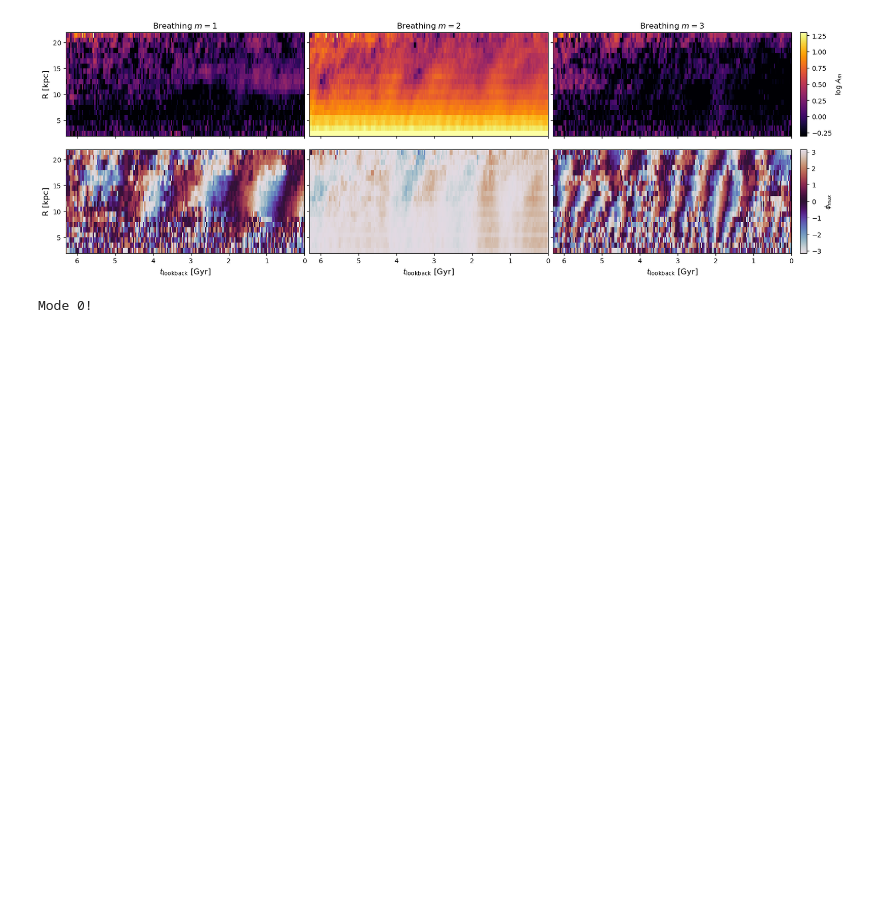
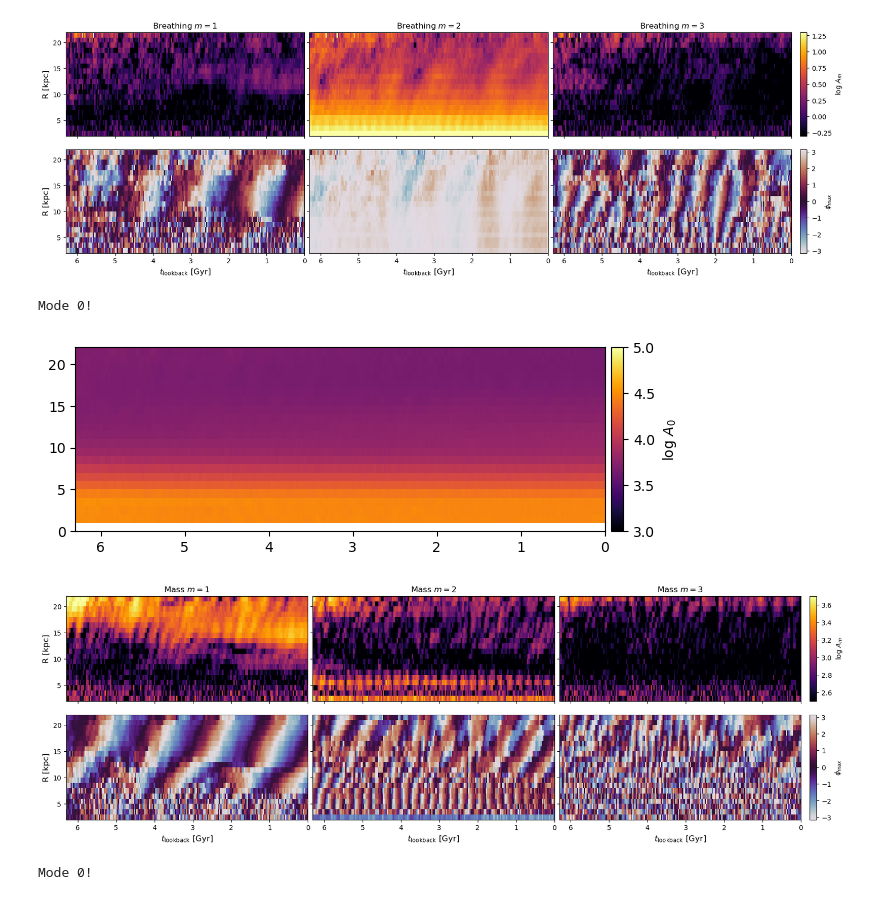
Before and after one commit to Bego-GarciaConde/GalaDyn, a Jupyter notebook: GalaDyn_Notebooks/Fourierograms_complete.ipynb, the cells around one changed output. Saved outputs shown, nothing was run; the diff lists cells and outputs as text; code cells hidden in the pictures; blank space fills up the shorter version.

```diff
--- a/GalaDyn_Notebooks/Fourierograms_complete.ipynb
+++ b/GalaDyn_Notebooks/Fourierograms_complete.ipynb
@@ -161,6 +177,14 @@ plot_fourierogram(A, etiqueta="Breathing",vmin = -0.3,vmax= 1.3, nbins=22, data_
 Mode 0!
 [figure]
 [figure]
+# %%
+mass = pd.read_csv(path_results + f"disc/fourier_22_Mass_disc_a2.csv", sep = ",")
+plot_fourierogram_mode0(mass, etiqueta="Mass",vmin = 3, vmax = 5, nbins=22, data_mode = "disk")
+plot_fourierogram(mass, etiqueta="Mass",vmin = 2.5, vmax = 3.7, nbins=22, data_mode = "disk")
+# %% [output]
+Mode 0!
+[figure, added]
+[figure, added]
 # %%
 az_dm = pd.read_csv(path_results + f"accelerations/fourier_40_az_acceleration_dm.csv", sep = ",")
 plot_fourierogram_mode0(az_dm, etiqueta="az_dm",vmin = 0.60, vmax =2.1, nbins=40, data_mode = "acceleration")
```
Also changed, not shown: parts of 2 cells of this notebook, 13 other files.
